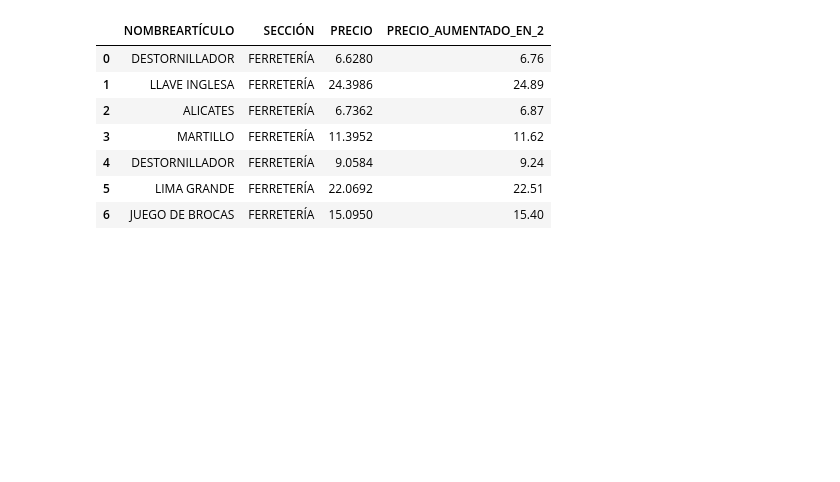
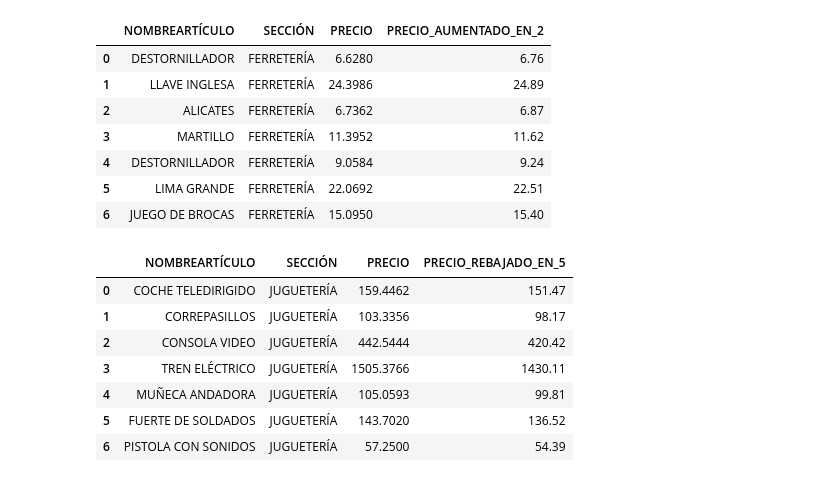
Before and after one commit to preciii7/practica_programacion, a Jupyter notebook: sql/mas_ejercicios_practica.ipynb, the cells around one changed output. Drawn from its saved outputs; the diff is of its cells as text; code cells hidden in the pictures; blank space fills up the shorter version.

```diff
--- a/sql/mas_ejercicios_practica.ipynb
+++ b/sql/mas_ejercicios_practica.ipynb
@@ -598,3 +598,30 @@ pd.read_sql("SELECT NOMBREARTÍCULO, SECCIÓN, PRECIO, ROUND(PRECIO*1.02,2) AS P
 | 4 | DESTORNILLADOR | FERRETERÍA | 9.0584 | 9.24 |
 | 5 | LIMA GRANDE | FERRETERÍA | 22.0692 | 22.51 |
 | 6 | JUEGO DE BROCAS | FERRETERÍA | 15.0950 | 15.40 |
+# %%
+"""
+Realiza una consulta que muestre los campos:
+
+NOMBREARTÍCULO
+
+SECCIÓN
+
+PRECIO
+
+y un campo nuevo llamado PRECIO_DESCUENTO_EN_5.
+
+✅ El campo nuevo debe mostrar el PRECIO con un descuento del 5%.
+✅ Solo considerar los registros de la sección JUGUETERÍA.
+✅ El nuevo campo debe mostrarse en euros y con 2 decimales.
+"""
+
+pd.read_sql("SELECT NOMBREARTÍCULO, SECCIÓN, PRECIO, ROUND(PRECIO-(PRECIO*0.05),2) AS PRECIO_DESCUENTO_EN_5 FROM productos WHERE SECCIÓN = 'JUGUETERÍA'",engine)
+# %% [output]
+|  | NOMBREARTÍCULO | SECCIÓN | PRECIO | PRECIO_REBAJADO_EN_5 |
+| 0 | COCHE TELEDIRIGIDO | JUGUETERÍA | 159.4462 | 151.47 |
+| 1 | CORREPASILLOS | JUGUETERÍA | 103.3356 | 98.17 |
+| 2 | CONSOLA VIDEO | JUGUETERÍA | 442.5444 | 420.42 |
+| 3 | TREN ELÉCTRICO | JUGUETERÍA | 1505.3766 | 1430.11 |
+| 4 | MUÑECA ANDADORA | JUGUETERÍA | 105.0593 | 99.81 |
+| 5 | FUERTE DE SOLDADOS | JUGUETERÍA | 143.7020 | 136.52 |
+| 6 | PISTOLA CON SONIDOS | JUGUETERÍA | 57.2500 | 54.39 |
```
Also changed, not shown: parts of 1 cell of this notebook.
